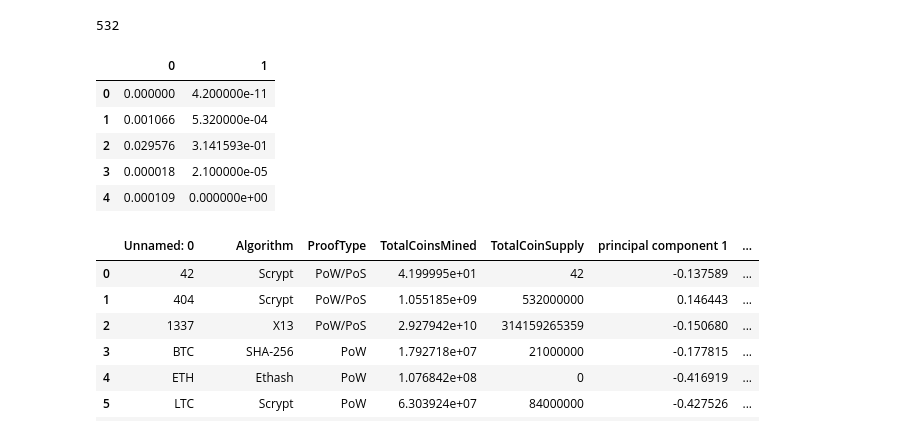
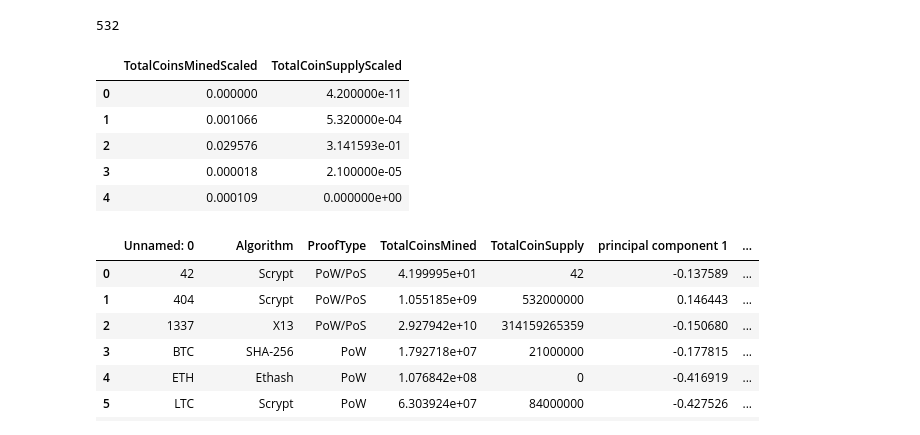
Before and after one commit to RAS705/Cryptocurrencies, a Jupyter notebook: crypto_clustering.ipynb, the cells around one changed output. Cells and saved outputs as stored; diff of their text form; code cells hidden in the pictures.

```diff
--- a/crypto_clustering.ipynb
+++ b/crypto_clustering.ipynb
@@ -299,16 +299,18 @@ clustered_df.CoinName.count()
 # %%
 # Scaling data to create the scatter plot with tradable cryptocurrencies.
 data = clustered_df[['TotalCoinsMined', 'TotalCoinSupply']]
 
 scale = MinMaxScaler()
 
 data = scale.fit_transform(data)
 
 data_df = pd.DataFrame(data)
 
+data_df.columns = ['TotalCoinsMinedScaled', 'TotalCoinSupplyScaled']
+
 data_df.head()
 # %% [output]
-|  | 0 | 1 |
+|  | TotalCoinsMinedScaled | TotalCoinSupplyScaled |
 | 0 | 0.000000 | 4.200000e-11 |
 | 1 | 0.001066 | 5.320000e-04 |
 | 2 | 0.029576 | 3.141593e-01 |
```
Also changed, not shown: parts of 1 cell of this notebook.
